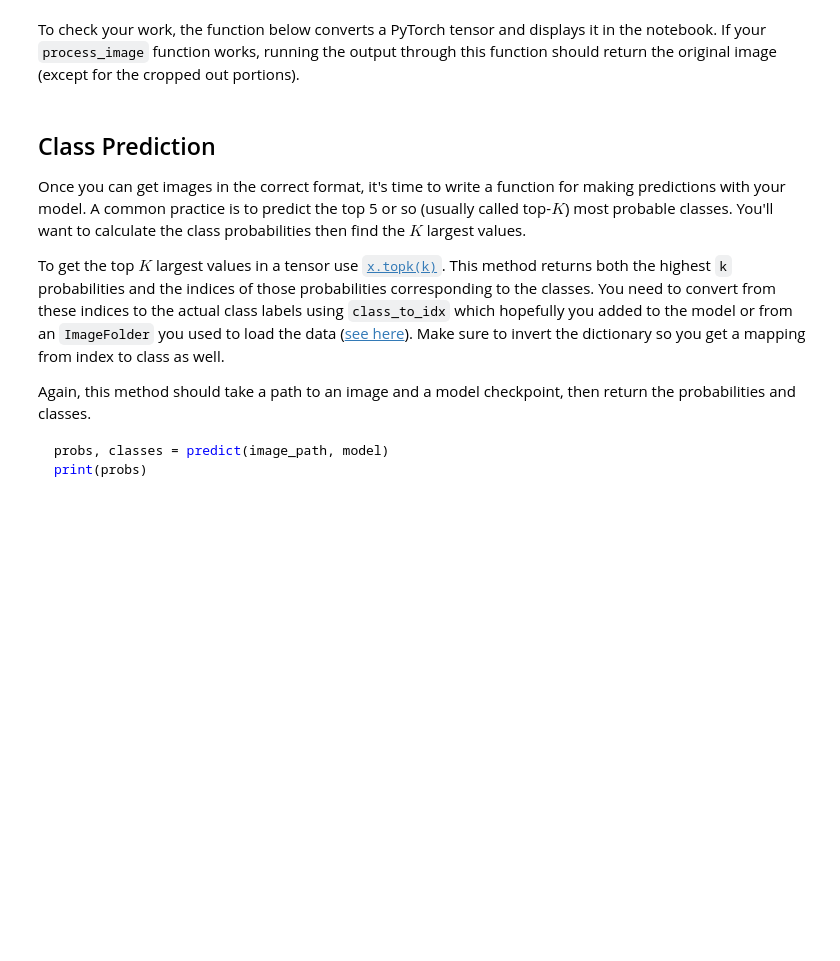
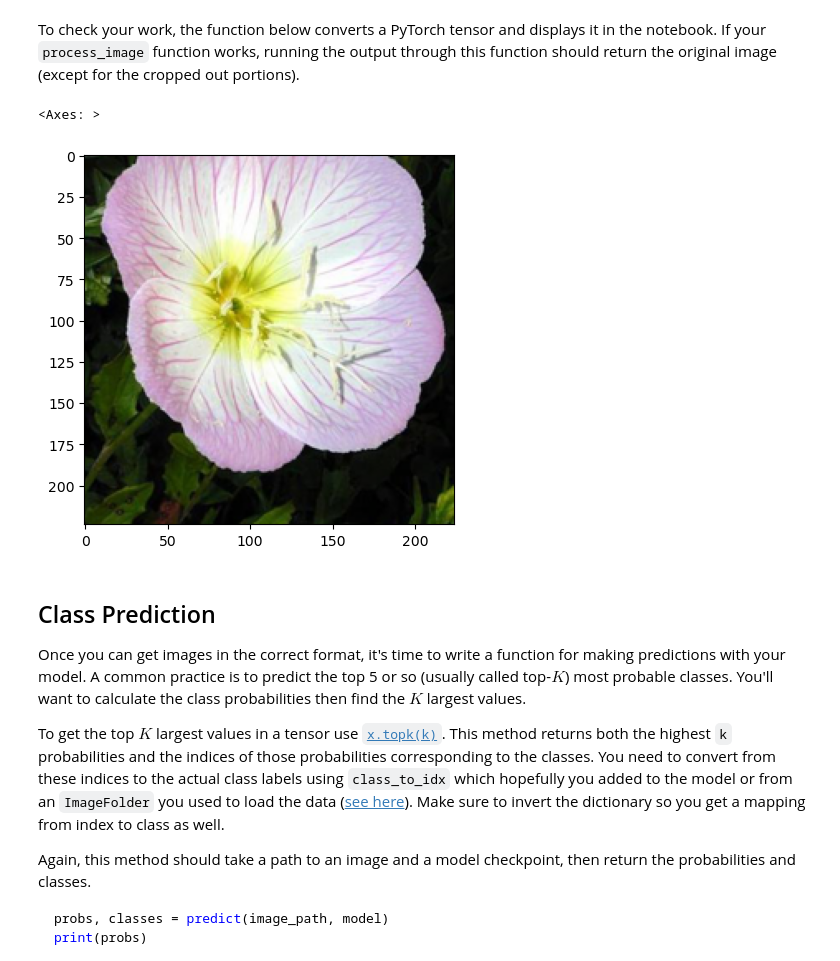
Before and after one commit to protango/aipnd-project, a Jupyter notebook: Image Classifier Project.ipynb, the cells around one changed output. Drawn from its saved outputs; the diff is of its cells as text; code cells hidden in the pictures; blank space fills up the shorter version.

Commit message:
Add checkpoint and some image processing stuff

```diff
--- a/Image Classifier Project.ipynb
+++ b/Image Classifier Project.ipynb
@@ -283,26 +303,72 @@ def process_image(image):
+# %%
+def process_image(image):
+    ''' Scales, crops, and normalizes a PIL image for a PyTorch model,
+        returns an Numpy array
+    '''
+
+    # TODO: Process a PIL image for use in a PyTorch model
+    shortest_side = 256
+    width, height = image.size
+    ratio = width / height
+
+    if width < height:
+        new_width = shortest_side
+        new_height = int(new_width / ratio)
+    else:
+        new_height = shortest_side
+        new_width = int(new_height * ratio)
+
+    image = image.resize((new_width, new_height), Image.BICUBIC)
+
+    # Chop out the center 224x224 square
+    left = (new_width - 224) / 2
+    top = (new_height - 224) / 2
+    right = (new_width + 224) / 2
+    bottom = (new_height + 224) / 2
+
+    image = image.crop((left, top, right, bottom))
+
+    img_array = np.array(image)
+    img_array = img_array / 255.0
+
+    means = np.array(mean)
+    stds = np.array(std)
+    img_array = (img_array - means) / stds
+
+    # Transpose the image array to match PyTorch tensor format (C, H, W)
+    img_array = img_array.transpose((2, 0, 1))
+
+    return img_array
 # %% [markdown]
 To check your work, the function below converts a PyTorch tensor and displays it in the notebook. If your `process_image` function works, running the output through this function should return the original image (except for the cropped out portions).
 # %%
 def imshow(image, ax=None, title=None):
     """Imshow for Tensor."""
     if ax is None:
         fig, ax = plt.subplots()
 
     # PyTorch tensors assume the color channel is the first dimension
     # but matplotlib assumes is the third dimension
     image = image.numpy().transpose((1, 2, 0))
 
     # Undo preprocessing
     mean = np.array([0.485, 0.456, 0.406])
     std = np.array([0.229, 0.224, 0.225])
     image = std * image + mean
 
     # Image needs to be clipped between 0 and 1 or it looks like noise when displayed
     image = np.clip(image, 0, 1)
 
     ax.imshow(image)
 
     return ax
+
+img = Image.open('flowers/test/1/image_06743.jpg')
+processed = process_image(img)
+imshow(torch.from_numpy(processed))
+# %% [output]
+<Axes: >
+[figure, added]
 # %% [markdown]
 ## Class Prediction
 
```
Also changed, not shown: parts of 11 cells of this notebook.
